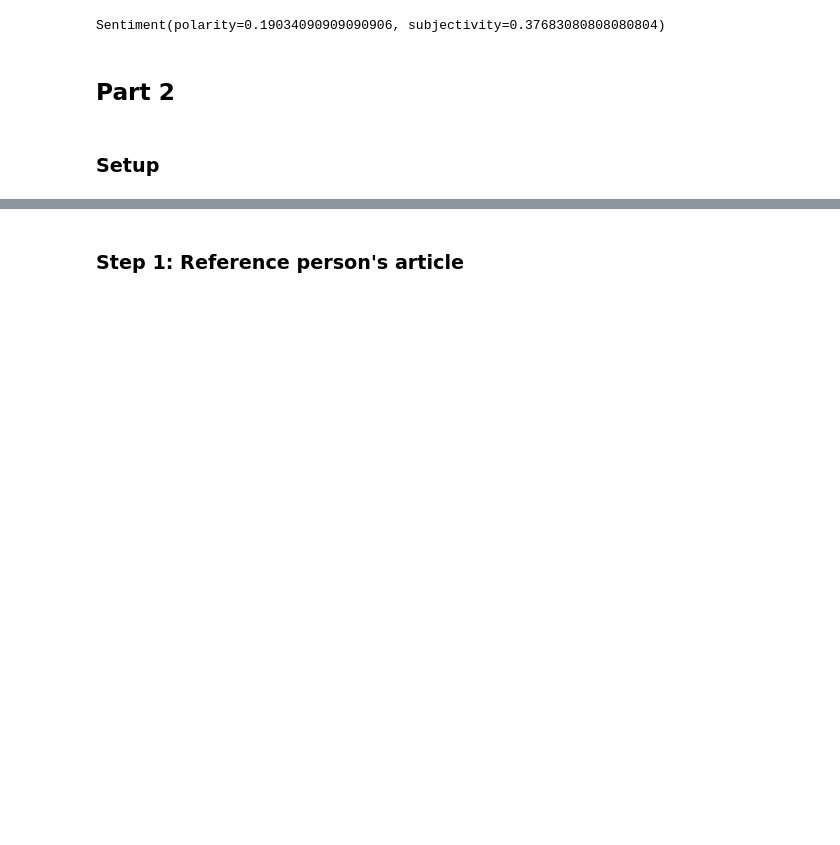
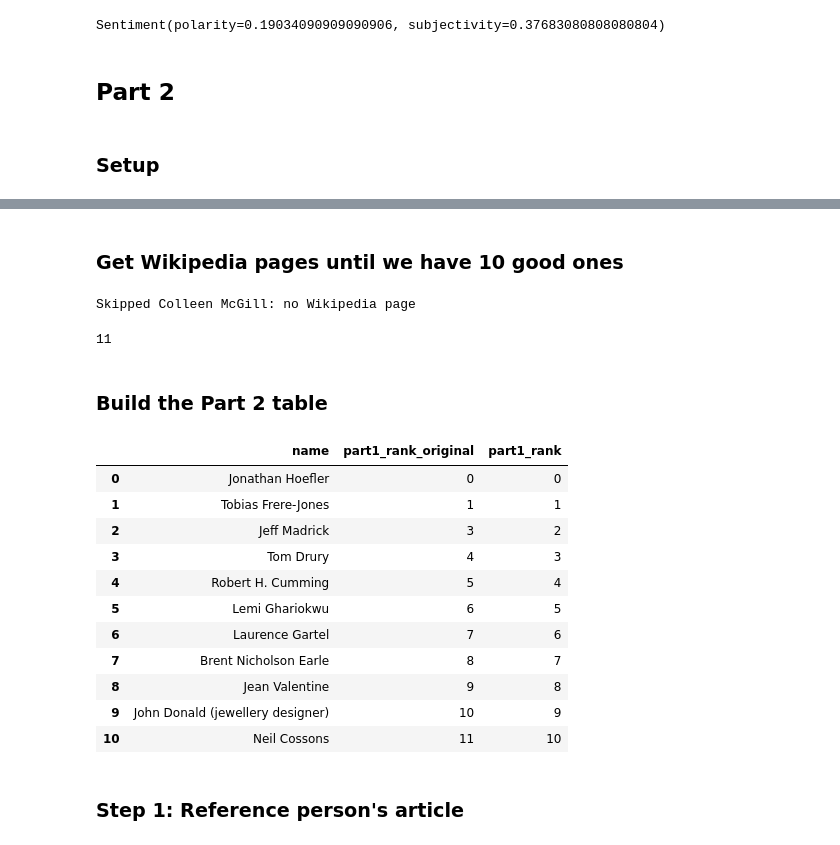
Before and after one commit to hmsealy/Data-Science-Portfolio-C22-, a Jupyter notebook: Modules/Module_5_NLP_and_Clustering/Projects/Instructions/Project.5-NLP/Pass-05.ipynb, the cells around one changed output, grey strips where cells are left out. Saved outputs shown, nothing was run; the diff lists cells and outputs as text; code cells hidden in the pictures; blank space fills up the shorter version.

```diff
--- a/Modules/Module_5_NLP_and_Clustering/Projects/Instructions/Project.5-NLP/Pass-05.ipynb
+++ b/Modules/Module_5_NLP_and_Clustering/Projects/Instructions/Project.5-NLP/Pass-05.ipynb
@@ -502,0 +451,6 @@ wiki_df[["name", "part1_rank_original", "part1_rank"]]
+# %%
+# Ask for 30 people, not 10, so there are plenty of spares
+# if some have no Wikipedia page
+dist_c, idx_c = nn.kneighbors(X=tf_idf[ref_index], n_neighbors=31)
+candidate_rows = list(idx_c[0])    # row numbers, closest first (Jonathan is first)
+candidate_rows
@@ -503,3 +475,57 @@ wiki_df[["name", "part1_rank_original", "part1_rank"]]
+# %% [markdown]
+### Get Wikipedia pages until we have 10 good ones
+# %%
+wikip = wikipediaapi.Wikipedia(user_agent="neefmister")
+
+kept_rows = []    # row numbers we keep: Jonathan + 10 people with a real page
+kept_texts = []   # their Wikipedia text
+
+# Go down the list, closest first. Skip missing pages and disambiguation pages.
+for row in candidate_rows:
+    page = wikip.page(df.loc[row, "title"])
+
+    if not page.exists():
+        print(f"Skipped {df.loc[row, 'name']}: no Wikipedia page")
+    elif "may refer to" in page.text[:500]:
+        print(f"Skipped {df.loc[row, 'name']}: disambiguation page")
+    else:
+        kept_rows.append(row)
+        kept_texts.append(page.text)
+
+    # Stop as soon as we have Jonathan + 10 people
+    if len(kept_rows) == 11:
+        break
+
+len(kept_rows)
+# %% [output]
+Skipped Colleen McGill: no Wikipedia page
+11
+# %% [markdown]
+### Build the Part 2 table
+# %%
+# One table for Part 2, built straight from the lists above (no splitting)
+wiki_df = pd.DataFrame({
+    "name": df.loc[kept_rows, "name"].values,
+    # position in the candidate list = original Part 1 rank (Jonathan = 0)
+    "part1_rank_original": [candidate_rows.index(r) for r in kept_rows],
+    # renumber 0-10 so both rankings run 1-10
+    "part1_rank": range(0, 11),
+    "wiki_text": kept_texts,
+})
+wiki_df[["name", "part1_rank_original", "part1_rank"]]
+# %% [output]
+|  | name | part1_rank_original | part1_rank |
+| 0 | Jonathan Hoefler | 0 | 0 |
+| 1 | Tobias Frere-Jones | 1 | 1 |
+| 2 | Jeff Madrick | 3 | 2 |
+| 3 | Tom Drury | 4 | 3 |
+| 4 | Robert H. Cumming | 5 | 4 |
+| 5 | Lemi Ghariokwu | 6 | 5 |
+| 6 | Laurence Gartel | 7 | 6 |
+| 7 | Brent Nicholson Earle | 8 | 7 |
+| 8 | Jean Valentine | 9 | 8 |
+| 9 | John Donald (jewellery designer) | 10 | 9 |
+| 10 | Neil Cossons | 11 | 10 |
 # %% [markdown]
 ### Step 1: Reference person's article
 # %%
```
Also changed, not shown: parts of 32 cells of this notebook.
